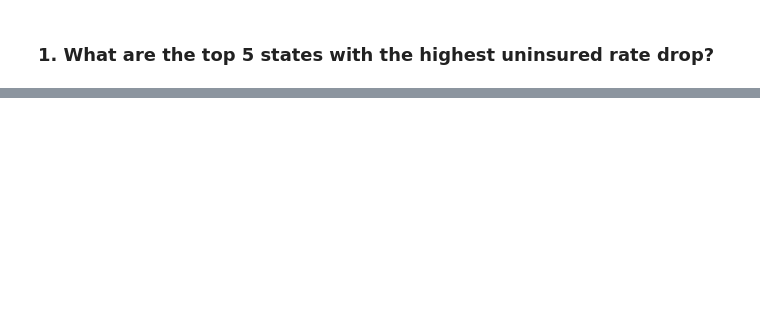
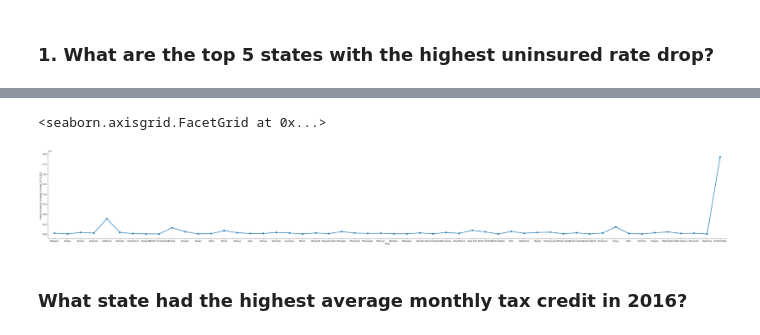
Before and after one commit to alexbeeler/ACA-Project, a Jupyter notebook: My_ACA_Project.ipynb, the cells around one changed output, grey strips where cells are left out. Drawn from its saved outputs; the diff is of its cells as text; code cells hidden in the pictures; blank space fills up the shorter version.

```diff
--- a/My_ACA_Project.ipynb
+++ b/My_ACA_Project.ipynb
@@ -131,0 +137,7 @@ As you can see from the Database, the top 5 states with the highest rate drop ar
+# %%
+database = pd.read_sql_query("""
+    SELECT
+        State,
+        Health_Insurance_Coverage_Change_2010_2015
+        FROM aca_data
+""", conn)
@@ -135,0 +184,14 @@ KeyError: 'Uninsured Rate Change 2010 to 2015'
+# %%
+sns.catplot(
+    x="State",
+    y="Health_Insurance_Coverage_Change_2010_2015",
+    data=database,
+    kind="point",
+    height=7,
+    aspect=7,
+)
+# %% [output]
+<seaborn.axisgrid.FacetGrid at 0x...>
+[figure, added]
+# %% [markdown]
+### What state had the highest average monthly tax credit in 2016?
```
Also changed, not shown: parts of 11 cells of this notebook.
